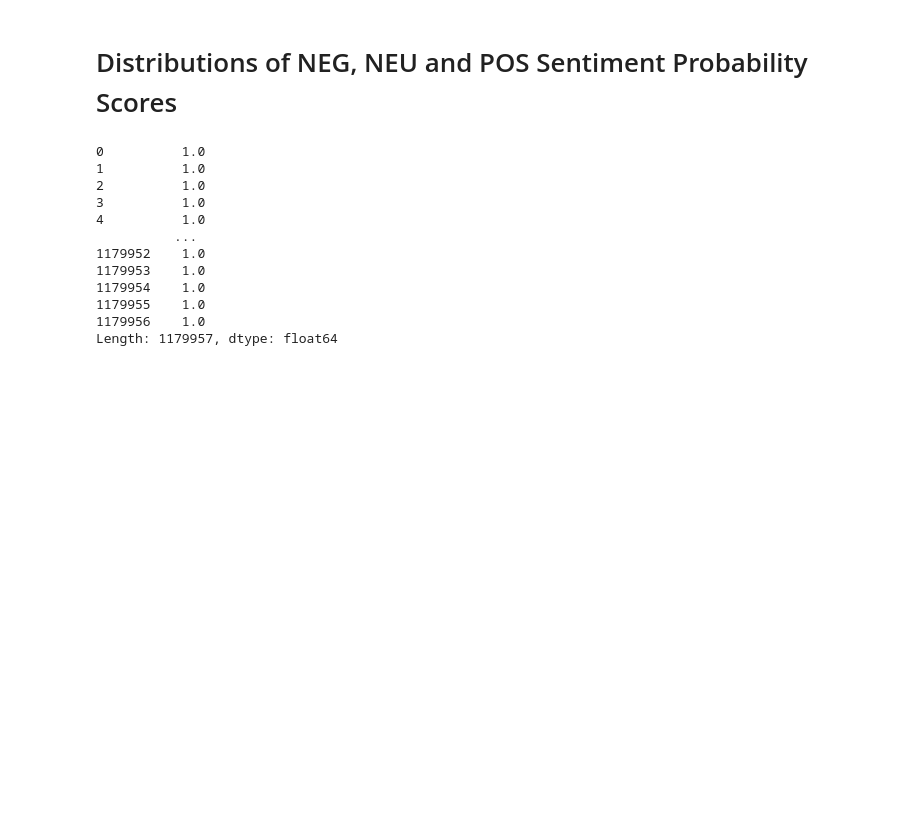
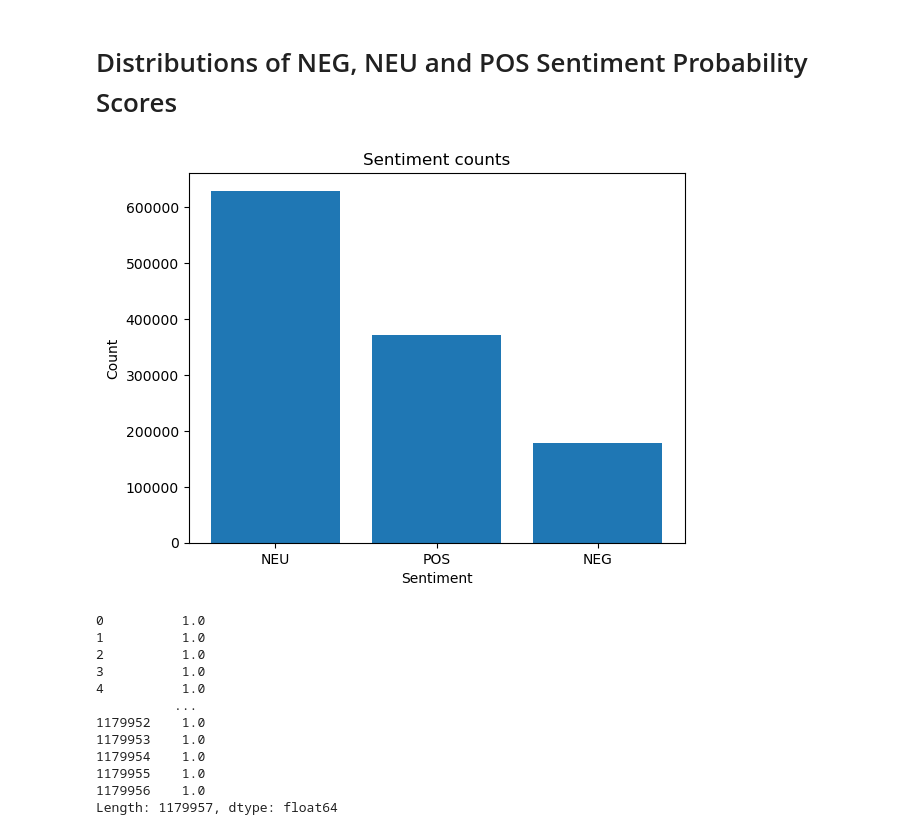
Before and after one commit to jelittle/EECS_4412_Final_Project, a Jupyter notebook: EDA/t4sa_eda.ipynb, the cells around one changed output. Cells and saved outputs as stored; diff of their text form; code cells hidden in the pictures; blank space fills up the shorter version.

Commit message:
added sentiment counts bar plot

```diff
--- a/EDA/t4sa_eda.ipynb
+++ b/EDA/t4sa_eda.ipynb
@@ -183,6 +183,18 @@ main_df
 1179957 rows × 11 columns
 # %% [markdown]
 # Distributions of NEG, NEU and POS Sentiment Probability Scores
+# %%
+classes=['NEG', 'POS', 'NEU']
+class_dist = pd.DataFrame(main_df[classes].idxmax(axis=1).value_counts())
+x_label = class_dist.index .to_list()
+y_label  = class_dist['count'].to_list()
+plt.bar(x_label, y_label)
+plt.xlabel("Sentiment")
+plt.ylabel("Count")
+plt.title("Sentiment counts")
+plt.show()
+# %% [output]
+[figure, added]
 # %%
 sum = main_df['NEG'] + main_df['NEU'] + main_df['POS']
 sum
```
